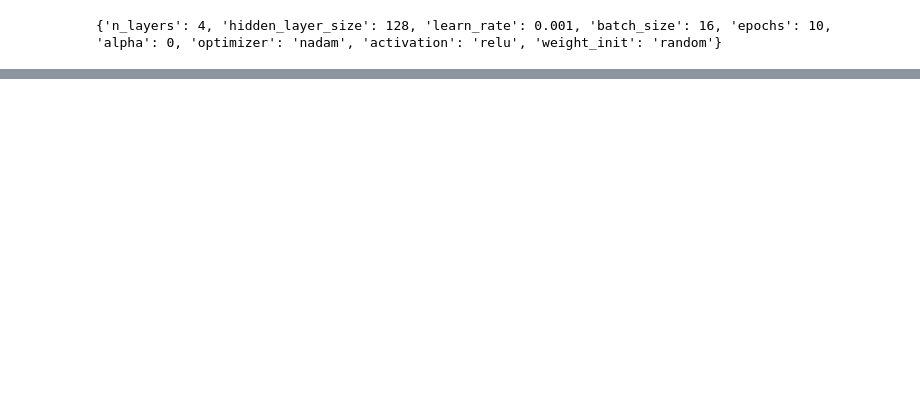
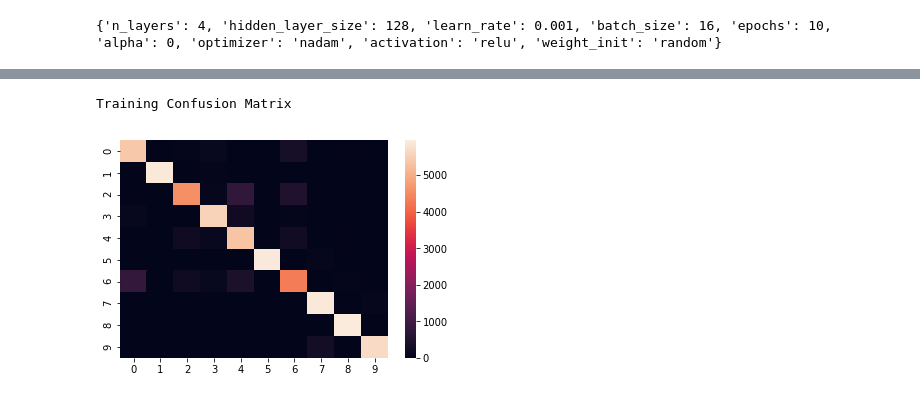
Before and after one commit to neilghosh2000/CS6910_Assignment1, a Jupyter notebook: CS6910_Assignment_1.ipynb, the cells around one changed output, grey strips where cells are left out. Cells and saved outputs as stored; diff of their text form; code cells hidden in the pictures; blank space fills up the shorter version.

```diff
--- a/CS6910_Assignment_1.ipynb
+++ b/CS6910_Assignment_1.ipynb
@@ -439,10 +421,10 @@ def rmsprop(train_x, train_y, test_x, test_y, weights, nn_layers, eta, epochs, n
 # %%
-def adam(train_x, train_y, test_x, test_y, weights, nn_layers, eta, epochs, n_batches, alpha):
+def adam(train_x, train_y, test_x, test_y, weights, nn_layers, eta, epochs, n_batches, alpha,func='cross_entropy'):
 
   training_loss_list = []
   training_accuracy_list = []
-  validation_loss_list = []
-  validation_accuracy_list = []
+  test_loss_list = []
+  test_accuracy_list = []
 
   batch_x = np.array(np.array_split(train_x, n_batches))
   batch_y = np.array(np.array_split(train_y, n_batches))
@@ -470,7 +452,7 @@ def adam(train_x, train_y, test_x, test_y, weights, nn_layers, eta, epochs, n_ba
         t += 1
 
         y_hat, layer_output = forward_prop(batch_x[j], weights, nn_layers)
-        gradients = back_prop(y_hat, batch_y[j], layer_output, weights, nn_layers, alpha)
+        gradients = back_prop(y_hat, batch_y[j], layer_output, weights, nn_layers, alpha,func)
 
         for k, layer in enumerate(nn_layers):
           v["w" + str(k+1)] = beta2 * v["w" + str(k+1)] + (1-beta2) * gradients["dw" + str(k+1)]**2
@@ -489,14 +471,14 @@ def adam(train_x, train_y, test_x, test_y, weights, nn_layers, eta, epochs, n_ba
           weights["b" + str(k+1)] -= eta * np.divide(m_hat["b" + str(k+1)], np.sqrt(v_hat["b" + str(k+1)] + epsilon))
 
 
-    training_loss, training_accuracy, validation_loss, validation_accuracy = calculate_loss_accuracy(train_x, train_y, test_x, test_y, weights, nn_layers, alpha)
+    training_loss, training_accuracy, test_loss, test_accuracy = calculate_loss_accuracy(train_x, train_y, test_x, test_y, weights, nn_layers, alpha,func)
 
     training_loss_list.append(training_loss)
     training_accuracy_list.append(training_accuracy)
-    validation_loss_list.append(validation_loss)
-    validation_accuracy_list.append(validation_accuracy)
+    test_loss_list.append(test_loss)
+    test_accuracy_list.append(test_accuracy)
 
     print((str(i+1)) + "/" + str(epochs) + " completed")
 
-  return weights, training_loss_list, training_accuracy_list, validation_loss_list, validation_accuracy_list
+  return weights, training_loss_list, training_accuracy_list, test_loss_list, test_accuracy_list
 # %%
@@ -616,9 +604,9 @@ weight_init = config.weight_init
 alpha = config.alpha
 
 # batch_size = 1 for stochastic and batch_size = len(train_x) for batch updates
+#available_optimizers = ["gradient_descent", "momentum_gradient_descent", "nesterov_accelerated_gradient_descent", "rmsprop", "adam", "nadam"]
 
-
-weights, train_loss, train_accuracy, val_loss, val_accuracy = train(train_x, train_y, val_x, val_y, nn_layers, epochs, eta, batch_size, optimizer, weight_init, alpha)
+weights, train_loss, train_accuracy, test_loss, test_accuracy = train(train_x, train_y, test_x, test_y, nn_layers, epochs, eta, batch_size, optimizer, weight_init, alpha,func='cross_entropy')
 # %% [output]
 1/10 completed
 2/10 completed
@@ -634,6 +622,10 @@ weights, train_loss, train_accuracy, val_loss, val_accuracy = train(train_x, tra
 # save the optimized weights
 with open('weights.pickle', 'wb') as handle:
     pickle.dump(weights, handle, protocol=pickle.HIGHEST_PROTOCOL)
+
+# load previously saved weights
+with open('weights.pickle', 'rb') as handle:
+    weights = pickle.load(handle)
 # %%
 train_loss
 # %% [output]
@@ -692,0 +688,13 @@ val_loss
+# %%
+train_y_vec = np.argmax(train_y,axis=1)
+test_y_vec = np.argmax(test_y,axis=1)
+y_hat_train,layer_train_output = forward_prop(train_x, weights, nn_layers)
+y_hat_test,layer_test_output = forward_prop(test_x, weights, nn_layers)
+y_hat_train = np.argmax(y_hat_train,axis=1)
+y_hat_test = np.argmax(y_hat_test,axis=1)
+cm_train = confusion_matrix(train_y_vec,y_hat_train)
+cm_test = confusion_matrix(test_y_vec,y_hat_test)
+print('Training Confusion Matrix\n')
+print(cm_train)
+print('\n\nTest Confusion Matrix\n')
+print(cm_test)
@@ -692,0 +719,7 @@ val_loss
+# %%
+print('Training Confusion Matrix\n')
+ax_train = sns.heatmap(cm_train)
+wandb.log({"Confusion Matrix Train": wandb.Image(ax_train)})
+# %% [output]
+Training Confusion Matrix
+[figure, added]
```
Also changed, not shown: parts of 31 cells of this notebook.
